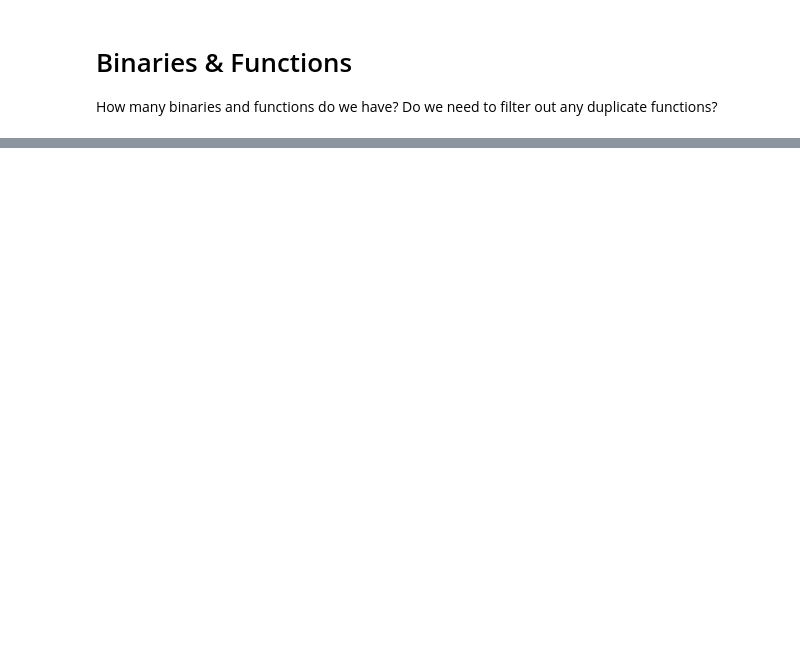
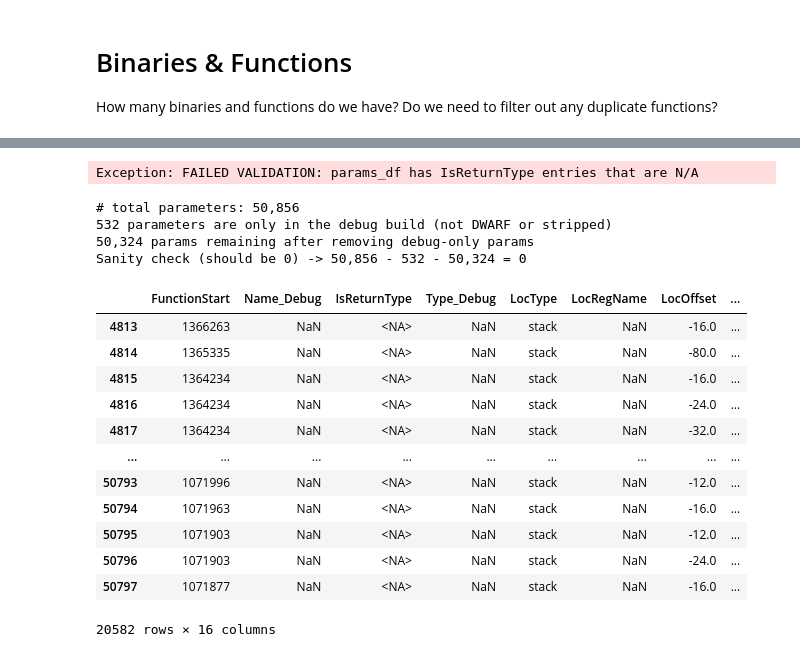
Before and after one commit to lasserre/datatype-recovery-experiments, a Jupyter notebook: notebooks/characterize_dataset.ipynb, the cells around one changed output, grey strips where cells are left out. Drawn from its saved outputs; the diff is of its cells as text; code cells hidden in the pictures; blank space fills up the shorter version.

```diff
--- a/notebooks/characterize_dataset.ipynb
+++ b/notebooks/characterize_dataset.ipynb
@@ -161,0 +194,45 @@ len(true_vars[~true_vars.Name_Strip.isna()])
+# %%
+# validate that IsReturnType is never N/A
+if params_df.IsReturnType.isna().any():
+    raise Exception('FAILED VALIDATION: params_df has IsReturnType entries that are N/A')
+# %% [output]
+Exception: FAILED VALIDATION: params_df has IsReturnType entries that are N/A
+# %%
+len(params_df)
+len(params_df[~params_df.TypeCategory_DWARF.isna()])
+# params_df[params_df.Type_DWARF==params_df.Type_Strip]
+
+# filter out cases where debug build recovered a fake variable (e.g. there is no true variable (DWARF) or stripped variable)
+only_debug = params_df[(params_df.TypeCategory_DWARF.isna()) & (params_df.TypeCategory_Strip.isna())]
+print(f'# total parameters: {len(params_df):,}')
+print(f'{len(only_debug):,} parameters are only in the debug build (not DWARF or stripped)')
+
+# each entry in this DF is either a true param, a stripped param, or both
+strip_params = params_df.loc[params_df.index.difference(only_debug.index)]
+print(f'{len(strip_params):,} params remaining after removing debug-only params')
+print(f'Sanity check (should be 0) -> {len(params_df):,} - {len(only_debug):,} - {len(strip_params):,} = {len(params_df)-len(only_debug)-len(strip_params):,}')
+
+# remove return types?
+len(strip_params[strip_params.IsReturnType])
+strip_params.loc[~strip_params.IsReturnType]
+# strip_params.groupby('IsReturnType').count().FunctionStart.sum()
+strip_params.IsReturnType.isna().any()
+strip_params[strip_params.IsReturnType.isna()]
+# %% [output]
+# total parameters: 50,856
+532 parameters are only in the debug build (not DWARF or stripped)
+50,324 params remaining after removing debug-only params
+Sanity check (should be 0) -> 50,856 - 532 - 50,324 = 0
+|  | FunctionStart | Name_Debug | IsReturnType | Type_Debug | LocType | LocRegName | LocOffset | ... |
+| 4813 | 1366263 | NaN | <NA> | NaN | stack | NaN | -16.0 | ... |
+| 4814 | 1365335 | NaN | <NA> | NaN | stack | NaN | -80.0 | ... |
+| 4815 | 1364234 | NaN | <NA> | NaN | stack | NaN | -16.0 | ... |
+| 4816 | 1364234 | NaN | <NA> | NaN | stack | NaN | -24.0 | ... |
+| 4817 | 1364234 | NaN | <NA> | NaN | stack | NaN | -32.0 | ... |
+| ... | ... | ... | ... | ... | ... | ... | ... | ... |
+| 50793 | 1071996 | NaN | <NA> | NaN | stack | NaN | -12.0 | ... |
+| 50794 | 1071963 | NaN | <NA> | NaN | stack | NaN | -16.0 | ... |
+| 50795 | 1071903 | NaN | <NA> | NaN | stack | NaN | -12.0 | ... |
+| 50796 | 1071903 | NaN | <NA> | NaN | stack | NaN | -24.0 | ... |
+| 50797 | 1071877 | NaN | <NA> | NaN | stack | NaN | -16.0 | ... |
+20582 rows × 16 columns
```
Also changed, not shown: parts of 16 cells of this notebook, 3 other files.
